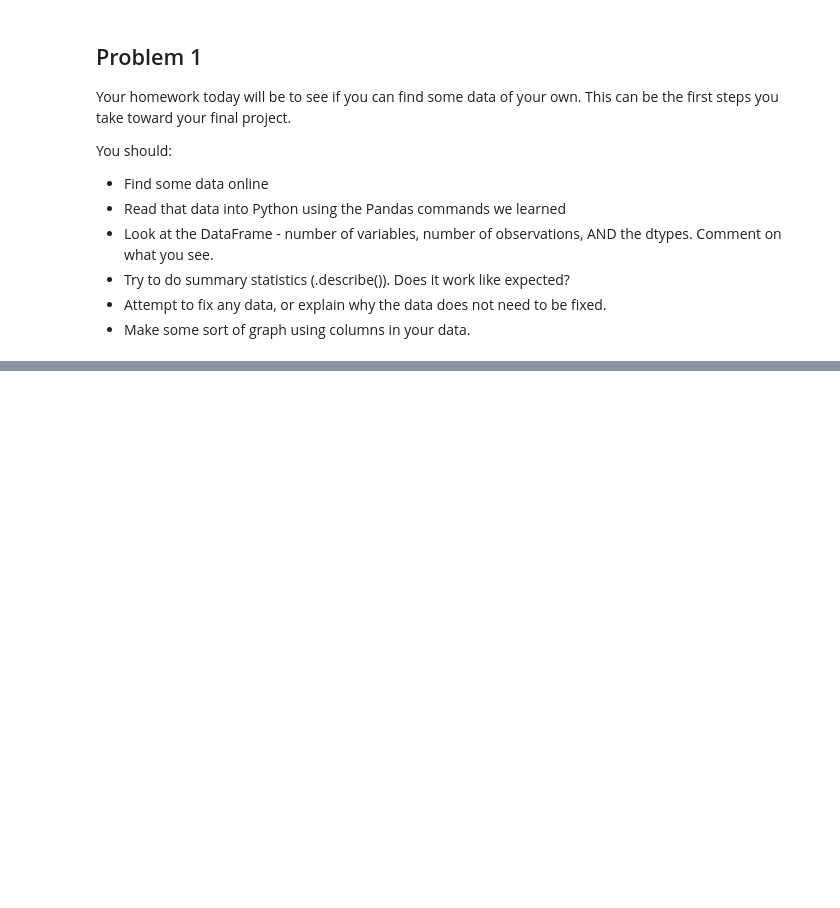
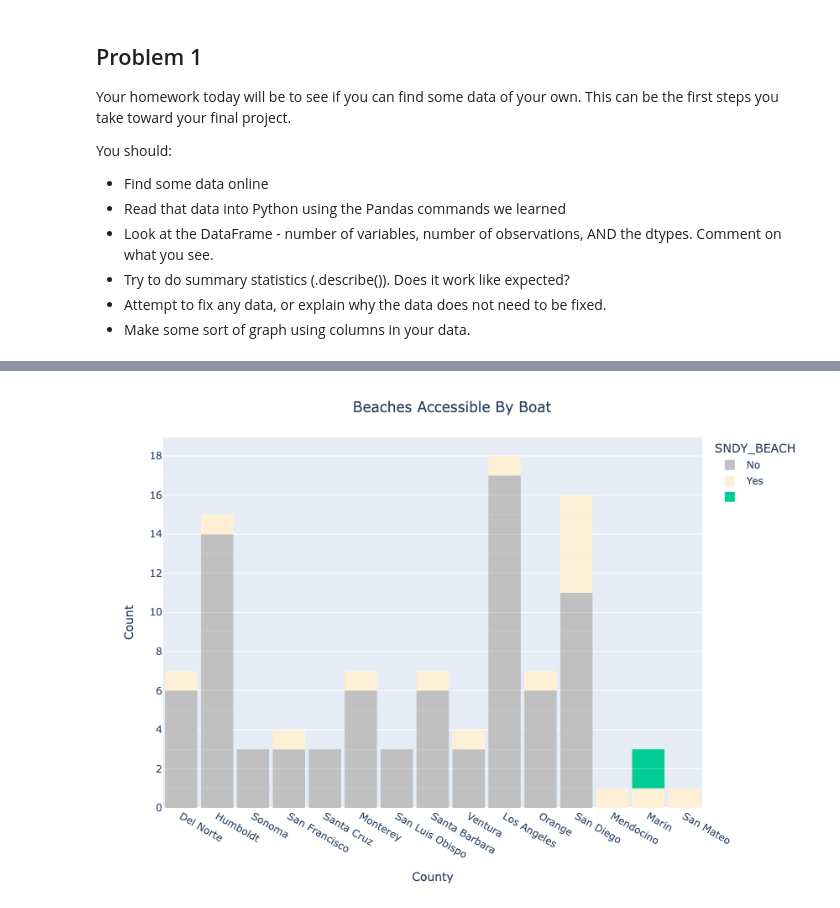
Before and after one commit to sophiamagcale/Day8, a Jupyter notebook: Day8-HW.ipynb, the cells around one changed output, grey strips where cells are left out. Drawn from its saved outputs; the diff is of its cells as text; code cells hidden in the pictures; blank space fills up the shorter version.

```diff
--- a/Day8-HW.ipynb
+++ b/Day8-HW.ipynb
@@ -210,0 +330,3 @@ You should:
+# %%
+DF_beaches = pd.read_csv('Public_Access_Points.csv')
+show(DF_beaches)
@@ -210,0 +361,4 @@ You should:
+# %%
+my_columns = ['COUNTY','AccessType','Name', 'Location','SNDY_BEACH','SHPWRECKS','RKY_SHORE','TIDEPOOL','LATITUDE','LONGITUDE']
+DF_beachesfinal = DF_beaches[my_columns]
+show(DF_beachesfinal)
@@ -210,0 +393,4 @@ You should:
+# %%
+mask_beaches = (DF_beachesfinal['AccessType']=='Boat Access')
+DF_beachesfinal_masked = DF_beachesfinal[mask_beaches]
+DF_beachesfinal_masked
@@ -210,0 +411,18 @@ You should:
+# %%
+fig = px.bar(DF_beachesfinal_masked,
+            x='COUNTY',
+            color='SNDY_BEACH',
+            color_discrete_map={'Yes': 'papayawhip',
+                                       'No':'silver'})
+fig.update_traces(dict(marker_line_width=0))
+fig.update_layout(bargap=0.1,
+                  title='Beaches Accessible By Boat',
+                  title_x=0.5,
+                  xaxis_title="County",
+                  yaxis_title="Count",
+                  autosize=False,
+                  width=800,
+                  height=600)
+fig.show()
+# %% [output]
+[figure, added]
```
Also changed, not shown: parts of 23 cells of this notebook.
